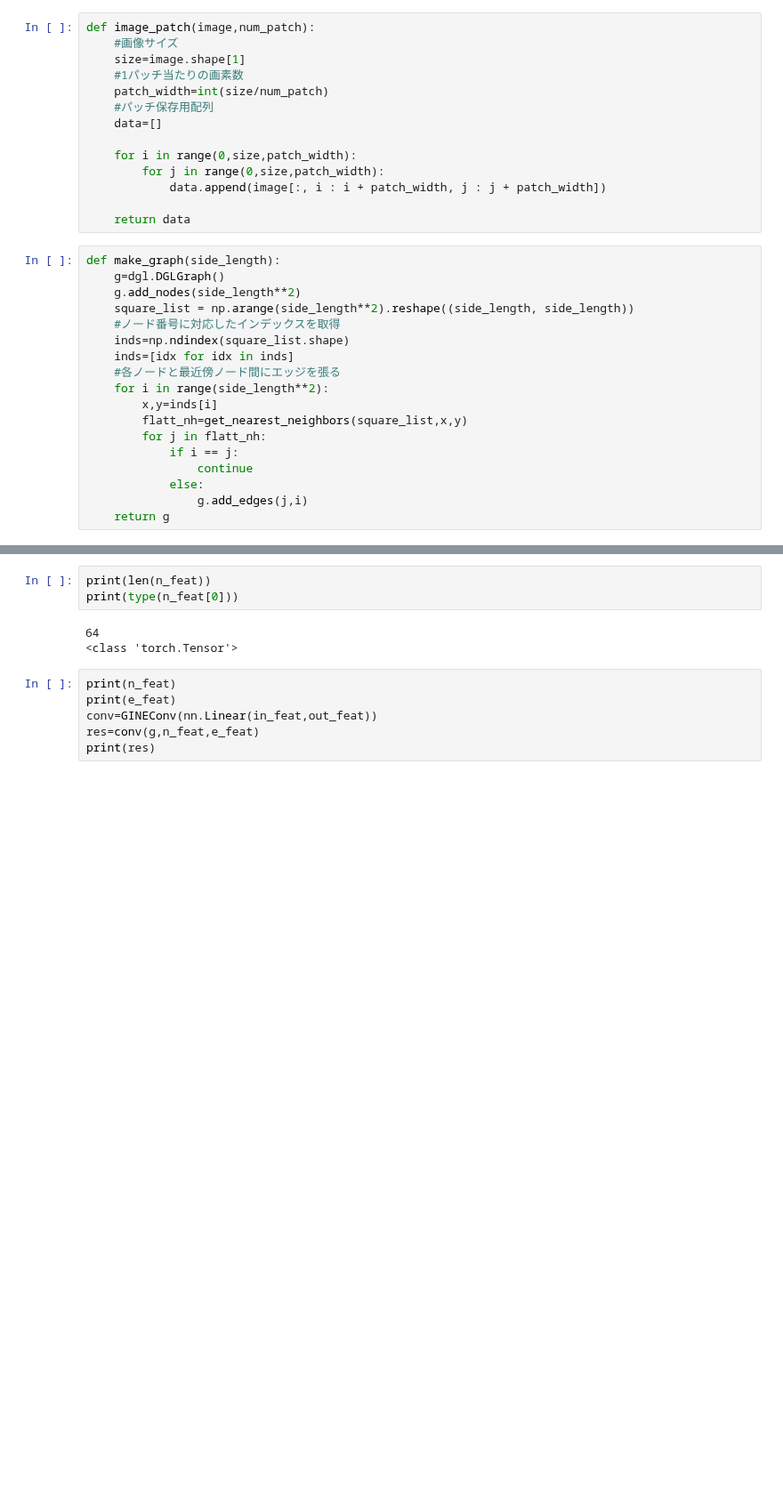
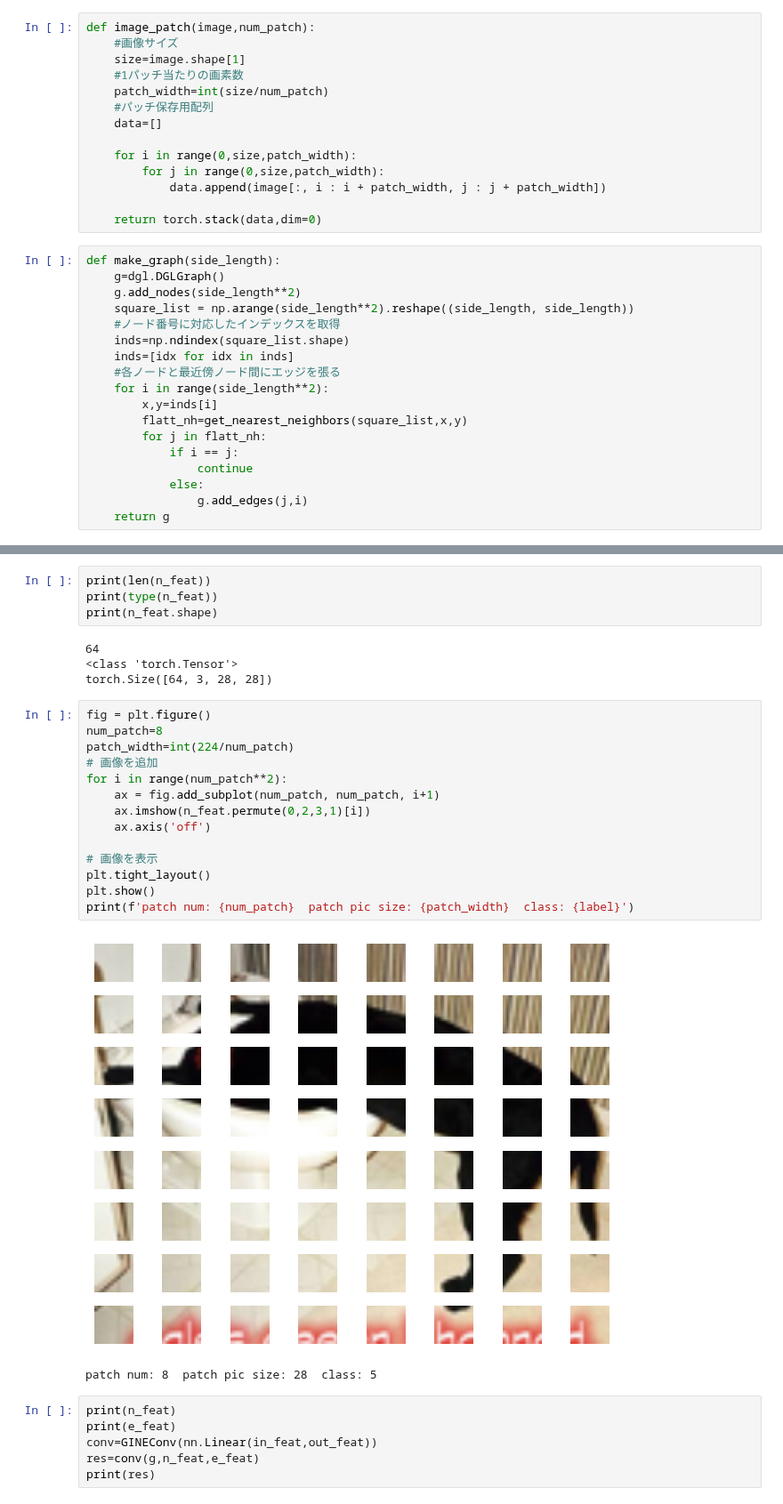
Before and after one commit to MKTKSMT-MI/GNN-DGLPro, a Jupyter notebook: Graphing/graph module test.ipynb, the cells around one changed output, grey strips where cells are left out. Shown at 89% size. Cells and saved outputs as stored; diff of their text form; blank space fills up the shorter version.

```diff
--- a/Graphing/graph module test.ipynb
+++ b/Graphing/graph module test.ipynb
@@ -76,7 +77,7 @@ def image_patch(image,num_patch):
         for j in range(0,size,patch_width):
             data.append(image[:, i : i + patch_width, j : j + patch_width])
 
-    return data
+    return torch.stack(data,dim=0)
 # %%
 def make_graph(side_length):
     g=dgl.DGLGraph()
@@ -105,9 +106,28 @@ print(time.time()-st)
 # %%
 print(len(n_feat))
-print(type(n_feat[0]))
+print(type(n_feat))
+print(n_feat.shape)
 # %% [output]
 64
 <class 'torch.Tensor'>
+torch.Size([64, 3, 28, 28])
+# %%
+fig = plt.figure()
+num_patch=8
+patch_width=int(224/num_patch)
+# 画像を追加
+for i in range(num_patch**2):
+    ax = fig.add_subplot(num_patch, num_patch, i+1)
+    ax.imshow(n_feat.permute(0,2,3,1)[i])
+    ax.axis('off')
+
+# 画像を表示
+plt.tight_layout()
+plt.show()
+print(f'patch num: {num_patch}  patch pic size: {patch_width}  class: {label}')
+# %% [output]
+[figure, added]
+patch num: 8  patch pic size: 28  class: 5
 # %%
 print(n_feat)
 print(e_feat)
```
Also changed, not shown: parts of 2 cells of this notebook, 2 other files.
